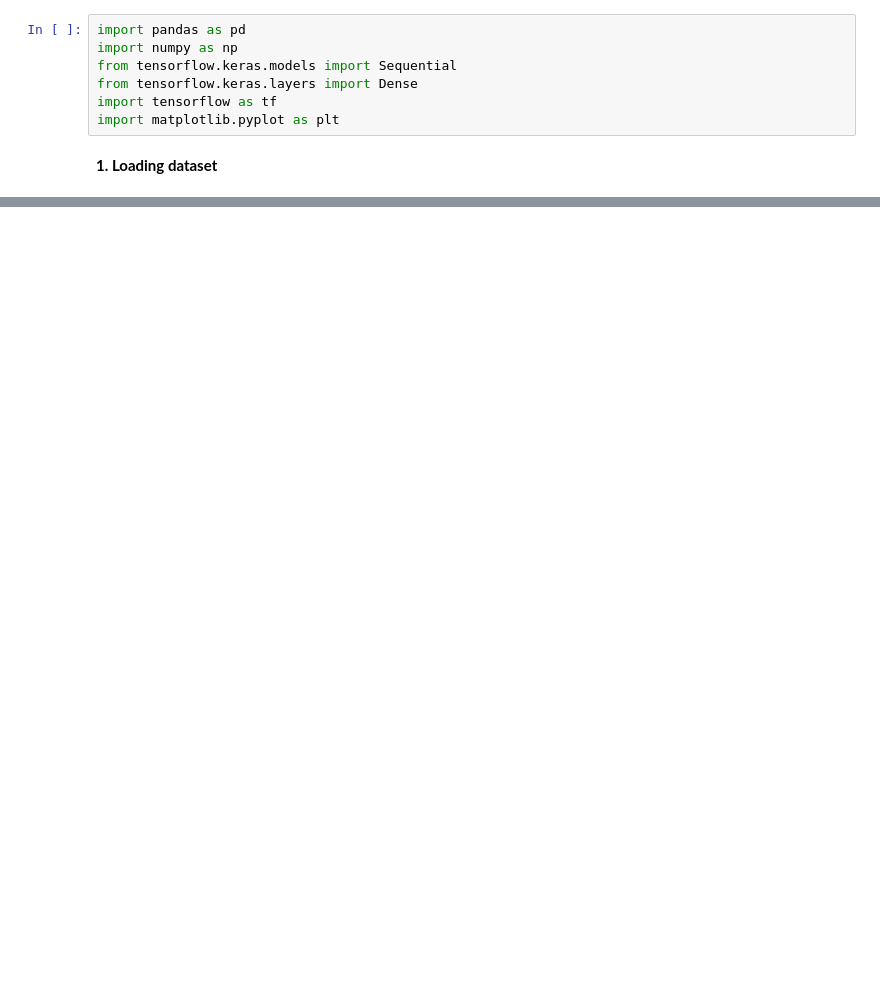
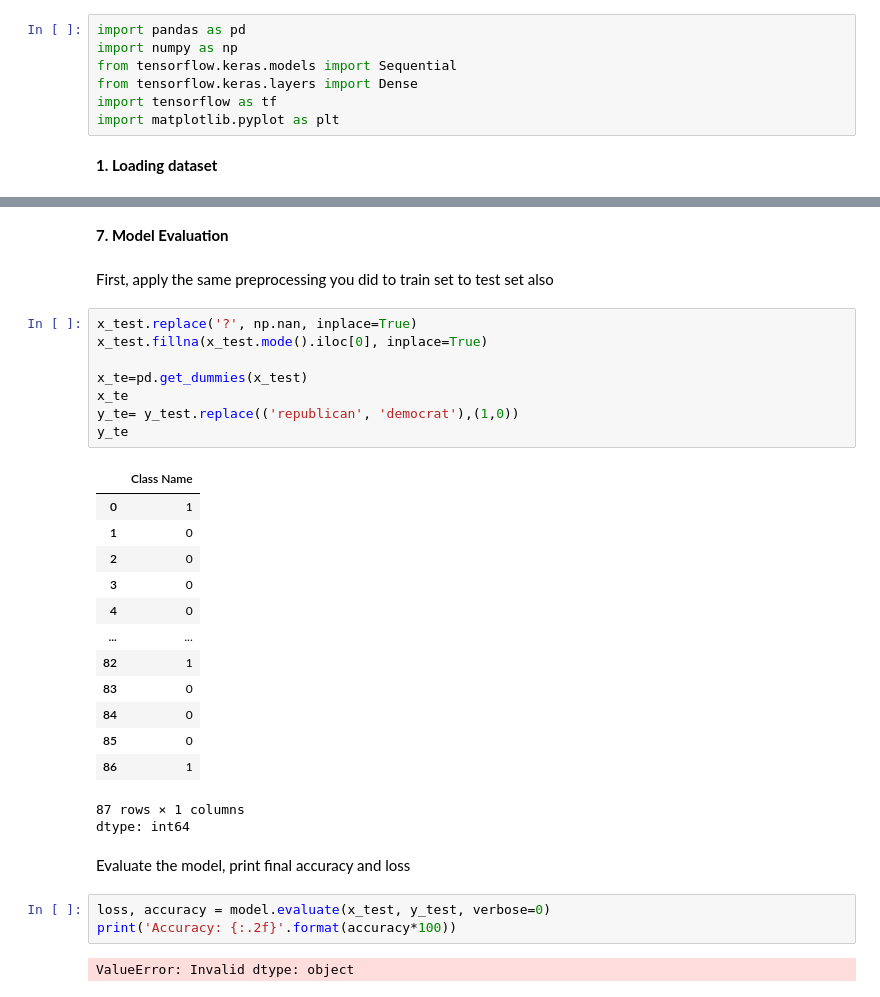
Before and after one commit to xhroch01/MPA-MLF, a Jupyter notebook: Lab5.ipynb, the cells around one changed output, grey strips where cells are left out. Saved outputs shown, nothing was run; the diff lists cells and outputs as text; blank space fills up the shorter version.

```diff
--- a/Lab5.ipynb
+++ b/Lab5.ipynb
@@ -92,0 +277,34 @@ pd_dataset
+# %% [markdown]
+**7. Model Evaluation**
+# %% [markdown]
+First, apply the same preprocessing you did to train set to test set also
+# %%
+x_test.replace('?', np.nan, inplace=True)
+x_test.fillna(x_test.mode().iloc[0], inplace=True)
+
+x_te=pd.get_dummies(x_test)
+x_te
+y_te= y_test.replace(('republican', 'democrat'),(1,0))
+y_te
+# %% [output]
+|  | Class Name |
+| 0 | 1 |
+| 1 | 0 |
+| 2 | 0 |
+| 3 | 0 |
+| 4 | 0 |
+| ... | ... |
+| 82 | 1 |
+| 83 | 0 |
+| 84 | 0 |
+| 85 | 0 |
+| 86 | 1 |
+87 rows × 1 columns
+dtype: int64
+# %% [markdown]
+Evaluate the model, print final accuracy and loss
+# %%
+loss, accuracy = model.evaluate(x_test, y_test, verbose=0)
+print('Accuracy: {:.2f}'.format(accuracy*100))
+# %% [output]
+ValueError: Invalid dtype: object
```
Also changed, not shown: parts of 24 cells of this notebook.
